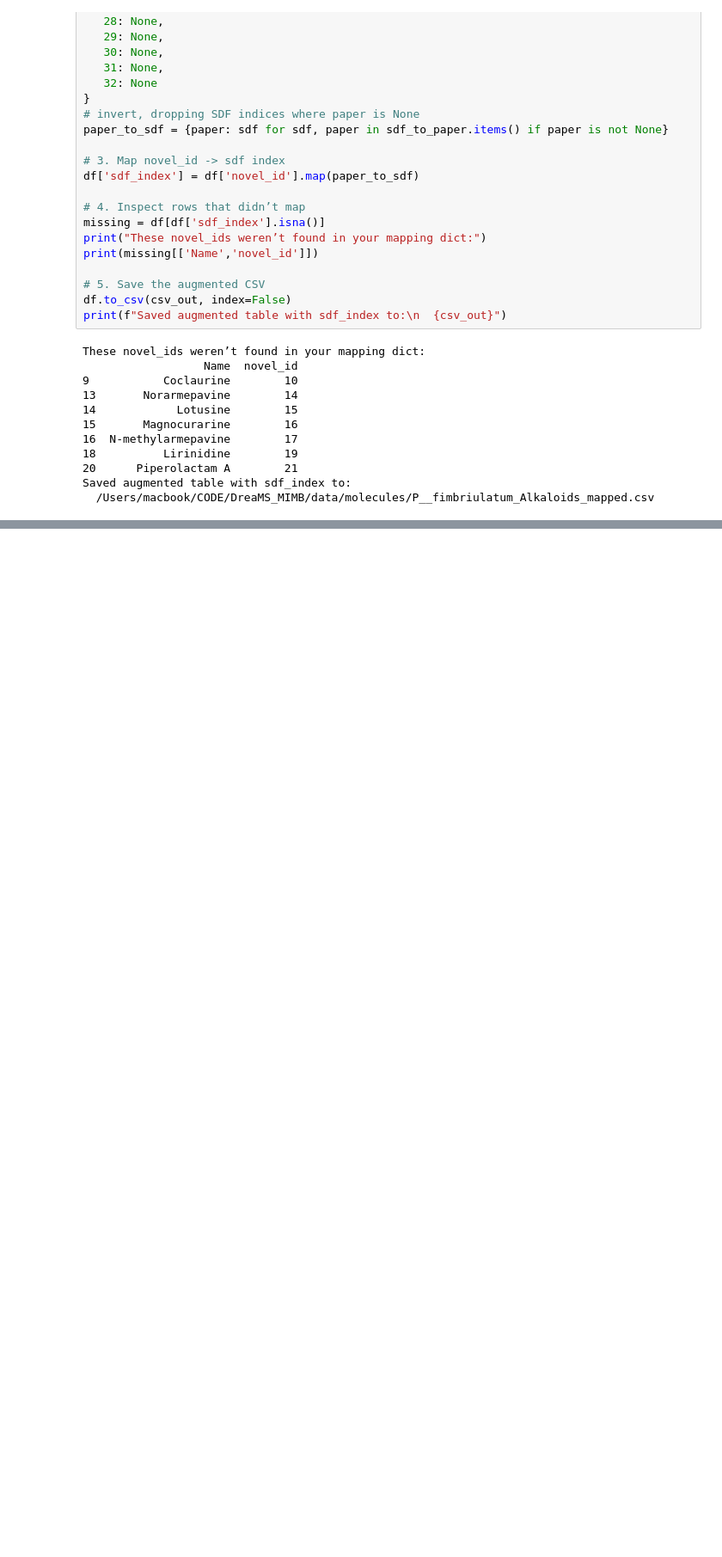
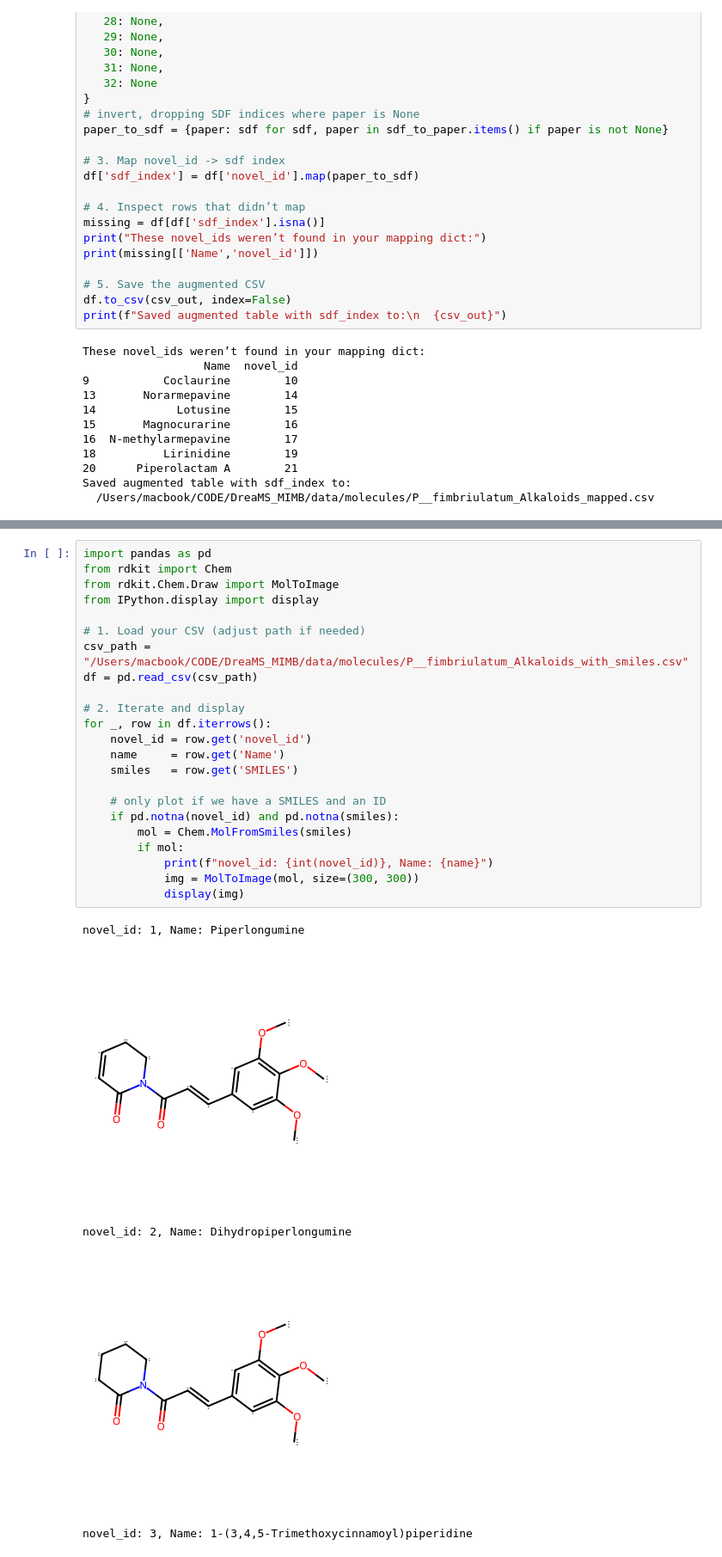
Before and after one commit to pluskal-lab/DreaMS_MIMB, a Jupyter notebook: notebooks/molecules_identification.ipynb, the cells around one changed output, grey strips where cells are left out. Shown at 86% size. Cells and saved outputs as stored; diff of their text form; blank space fills up the shorter version.

```diff
--- a/notebooks/molecules_identification.ipynb
+++ b/notebooks/molecules_identification.ipynb
@@ -401,0 +449,29 @@ Saved augmented table with sdf_index to:
+# %%
+import pandas as pd
+from rdkit import Chem
+from rdkit.Chem.Draw import MolToImage
+from IPython.display import display
+
+# 1. Load your CSV (adjust path if needed)
+csv_path = "/Users/macbook/CODE/DreaMS_MIMB/data/molecules/P__fimbriulatum_Alkaloids_with_smiles.csv"
+df = pd.read_csv(csv_path)
+
+# 2. Iterate and display
+for _, row in df.iterrows():
+    novel_id = row.get('novel_id')
+    name     = row.get('Name')
+    smiles   = row.get('SMILES')
+
+    # only plot if we have a SMILES and an ID
+    if pd.notna(novel_id) and pd.notna(smiles):
+        mol = Chem.MolFromSmiles(smiles)
+        if mol:
+            print(f"novel_id: {int(novel_id)}, Name: {name}")
+            img = MolToImage(mol, size=(300, 300))
+            display(img)
+# %% [output]
+novel_id: 1, Name: Piperlongumine
+[figure, added]
+novel_id: 2, Name: Dihydropiperlongumine
+[figure, added]
+novel_id: 3, Name: 1-(3,4,5-Trimethoxycinnamoyl)piperidine
```
Also changed, not shown: parts of 14 cells of this notebook.
